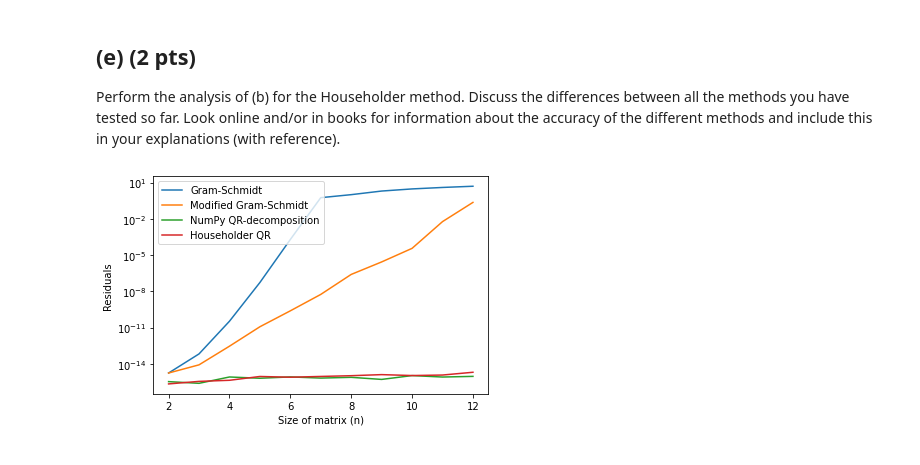
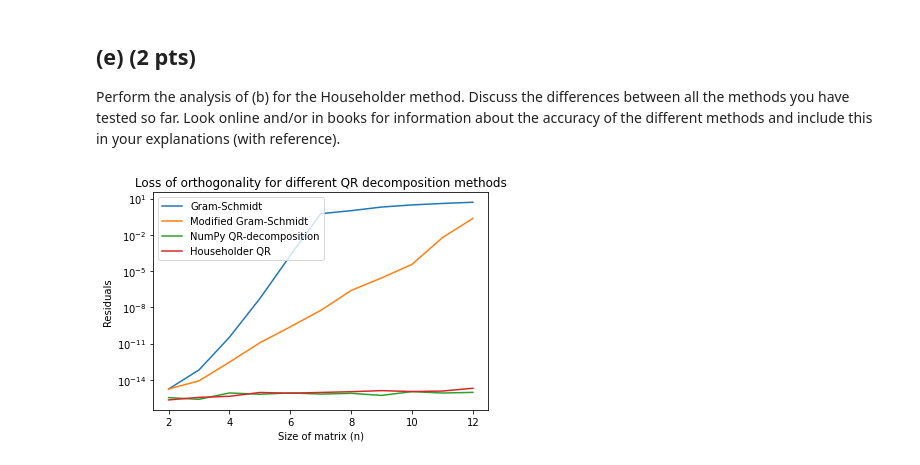
Before and after one commit to marcelvdla/NumAlg14, a Jupyter notebook: hw3_2022.ipynb, the cells around one changed output. Saved outputs shown, nothing was run; the diff lists cells and outputs as text; code cells hidden in the pictures.

Commit message:
minor householder changes, added more text for (e)

```diff
--- a/hw3_2022.ipynb
+++ b/hw3_2022.ipynb
@@ -27,7 +27,8 @@ Include a short documentation using triple quotes: describe at least the input a
 # %%
 def classical_gram_schmidt(A):
     """ INPUT: Takes an mxn array.
-    OUTPUT: Returns the qr factorization with decomposed orthogonal matrix q and triangular matrix r.
+    OUTPUT: Returns the qr factorization with decomposed orthogonal matrix q
+    and triangular matrix r.
     Computes the classical Gram-Schmidt qr factorization of the array A.
     The function orthonormalizes the vector with respect to each other. """
     q, r = np.zeros(A.shape), np.zeros(A.shape)
@@ -49,7 +50,8 @@ def classical_gram_schmidt(A):
 
 def modified_gram_schmidt(A):
     """ INPUT: Takes an mxn array.
-    OUTPUT: Returns the qr factorization with decomposed orthogonal matrix q and triangular matrix r.
+    OUTPUT: Returns the qr factorization with decomposed orthogonal matrix q
+    and triangular matrix r.
     Computes the Modified Gram-Schmidt qr factorization of the array A.
     The function orthonormalizes the vector with respect to each other. """
     col = A.shape[0]
@@ -107,10 +109,17 @@ plt.show()
 Implement the Householder method for computing the QR decomposition. Remember to include a short documentation.
 # %%
 def householder_qr(A):
-    ''' Add some comments
+    ''' Compute QR decomposition of A using Householder reflections
+        Arguments:
+        A: mxn array (matrix)
+
+        Returns:
+        Q: mxm Orthogonal matrix, product of all Householder transformations
+            (H_1 .. H_n)
+        R: nxn Upper triangular matrix
     '''
     rows, cols = A.shape
-    Q = np.eye(min(rows, cols))
+    Q = np.eye(rows)
     R = A.copy()
 
     for k in range(min(cols, rows-1)):
@@ -118,7 +127,7 @@ def householder_qr(A):
         alpha_k = -np.sign(R[k,k]) * np.linalg.norm(R[k:,k], 2)
         col_done = range(rows - len(R[k:,k]))
         t = np.array([0 for _ in col_done] + list(R[k:,k]))
-        e_k = np.array([0 for _ in col_done] + [1] + [0 for _ in range(k,rows-1)])
+        e_k = np.eye(rows)[:,k]
         v_k =  t.T - alpha_k * e_k
 
         # Skip column if it is already 0
@@ -129,7 +138,7 @@ def householder_qr(A):
         # Compute Householder matrix H_k
         v = np.array([len(v_k) * [V] for V in v_k])
         vvT =  v @ v.T
-        H = np.eye(min(rows, cols)) - 2 * (vvT / np.linalg.norm(vvT,2))
+        H = np.eye(rows) - 2 * (vvT / np.linalg.norm(vvT,2))
         Q = Q @ H
 
         # Apply transformation to matrix
@@ -168,14 +154,15 @@ Perform the analysis of (b) for the Householder method. Discuss the differences
 # %%
 hilbert_house = residual(householder_qr)
 
 plt.semilogy(range(2,13), hilbert_gs, label = 'Gram-Schmidt')
 plt.semilogy(range(2,13), hilbert_mod_gs, label = 'Modified Gram-Schmidt')
 plt.semilogy(range(2,13), hilbert_np, label = 'NumPy QR-decomposition')
 plt.semilogy(range(2,13), hilbert_house, label = 'Householder QR')
+plt.title('Loss of orthogonality for different QR decomposition methods')
 plt.xlabel('Size of matrix (n)')
 plt.ylabel('Residuals')
 plt.legend()
 plt.show()
 # %% [output]
-[figure, old version]
+[figure, new version]
 # %% [markdown]
```
Also changed, not shown: parts of 2 cells of this notebook.
